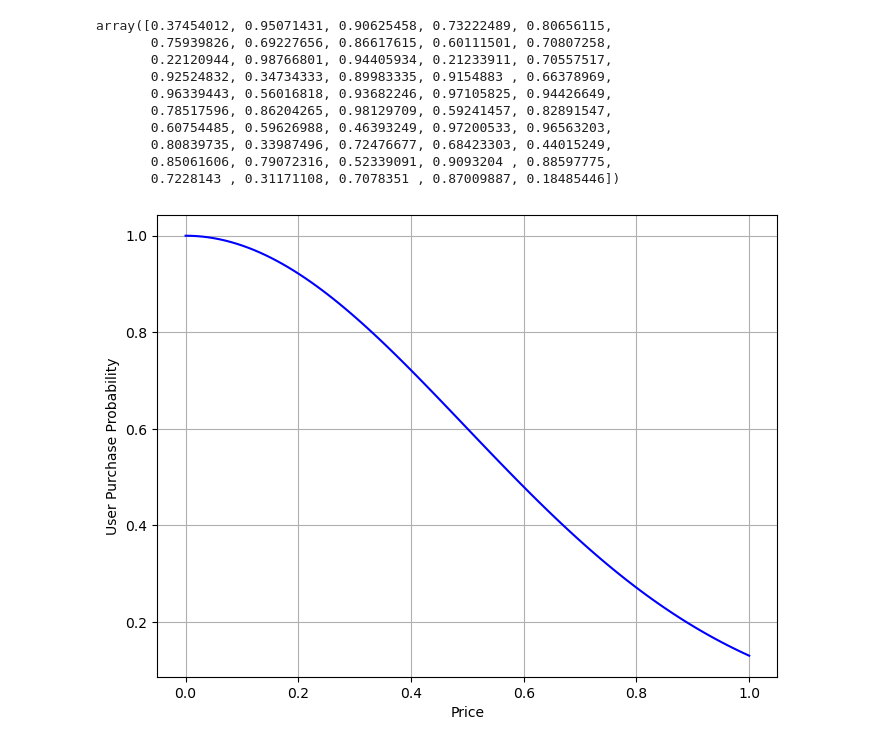
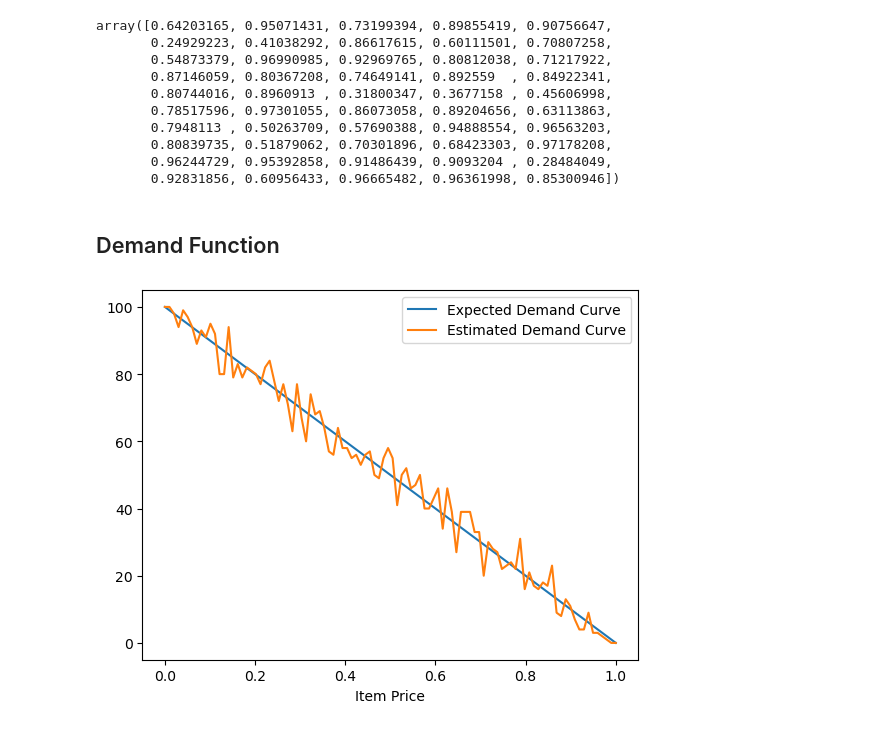
Before and after one commit to kklisto/ONLINE_LEARNING_APPLICATIONS, a Jupyter notebook: notebook.ipynb, the cells around one changed output. Saved outputs shown, nothing was run; the diff lists cells and outputs as text; code cells hidden in the pictures.

```diff
--- a/notebook.ipynb
+++ b/notebook.ipynb
@@ -69,20 +75,21 @@ class SecondPriceAuction(Auction):
 # %%
 np.random.seed(42)
-n_advertisers = 3
-n_users = 1000
+n_advertisers = 4
+n_users = 100
+n_customers = n_users
 
-other_bids = np.random.uniform(0, 1, size = (n_advertisers, n_users))
+other_bids = np.random.uniform(0, 1, size = (n_advertisers - 1, n_users))
 
 m_t = other_bids.max(axis=0) ## highest bid at each round
 m_t[:50]
 # %% [output]
-array([0.37454012, 0.95071431, 0.90625458, 0.73222489, 0.80656115,
-       0.75939826, 0.69227656, 0.86617615, 0.60111501, 0.70807258,
-       0.22120944, 0.98766801, 0.94405934, 0.21233911, 0.70557517,
-       0.92524832, 0.34734333, 0.89983335, 0.9154883 , 0.66378969,
-       0.96339443, 0.56016818, 0.93682246, 0.97105825, 0.94426649,
-       0.78517596, 0.86204265, 0.98129709, 0.59241457, 0.82891547,
-       0.60754485, 0.59626988, 0.46393249, 0.97200533, 0.96563203,
-       0.80839735, 0.33987496, 0.72476677, 0.68423303, 0.44015249,
-       0.85061606, 0.79072316, 0.52339091, 0.9093204 , 0.88597775,
-       0.7228143 , 0.31171108, 0.7078351 , 0.87009887, 0.18485446])
+array([0.64203165, 0.95071431, 0.73199394, 0.89855419, 0.90756647,
+       0.24929223, 0.41038292, 0.86617615, 0.60111501, 0.70807258,
+       0.54873379, 0.96990985, 0.92969765, 0.80812038, 0.71217922,
+       0.87146059, 0.80367208, 0.74649141, 0.892559  , 0.84922341,
+       0.80744016, 0.8960913 , 0.31800347, 0.3677158 , 0.45606998,
+       0.78517596, 0.97301055, 0.86073058, 0.89204656, 0.63113863,
+       0.7948113 , 0.50263709, 0.57690388, 0.94888554, 0.96563203,
+       0.80839735, 0.51879062, 0.70301896, 0.68423303, 0.97178208,
+       0.96244729, 0.95392858, 0.91486439, 0.9093204 , 0.28484049,
+       0.92831856, 0.60956433, 0.96665482, 0.96361998, 0.85300946])
@@ -96,14 +96,5 @@ def user_purchase_probability(price):
-# %%
-price_values = np.linspace(0, 1, 100)
-
-purchase_probs = [user_purchase_probability(p) for p in price_values]
-
-# Plot the user purchase probability function
-plt.figure(figsize=(8, 6))
-plt.plot(price_values, purchase_probs, color='blue')
-plt.xlabel('Price')
-plt.ylabel('User Purchase Probability')
-plt.grid(True)
-plt.show()
-# %% [output]
-[figure, removed]
+# %% [markdown]
+## Demand Function
+# %%
+def conversion_probability(price):
+    return 1 - price
@@ -109,0 +105,15 @@ plt.show()
+# %%
+prices = np.linspace(0, 1, 100)
+
+expected_demand_curve = n_users*conversion_probability(prices)
+
+estimated_demand_curve = np.random.binomial(n_users, conversion_probability(prices))
+
+plt.figure()
+plt.plot(prices, expected_demand_curve, label='Expected Demand Curve')
+plt.plot(prices, estimated_demand_curve, label='Estimated Demand Curve')
+plt.xlabel('Item Price')
+plt.legend()
+plt.show();
+# %% [output]
+[figure, added]
```
Also changed, not shown: parts of 13 cells of this notebook.
